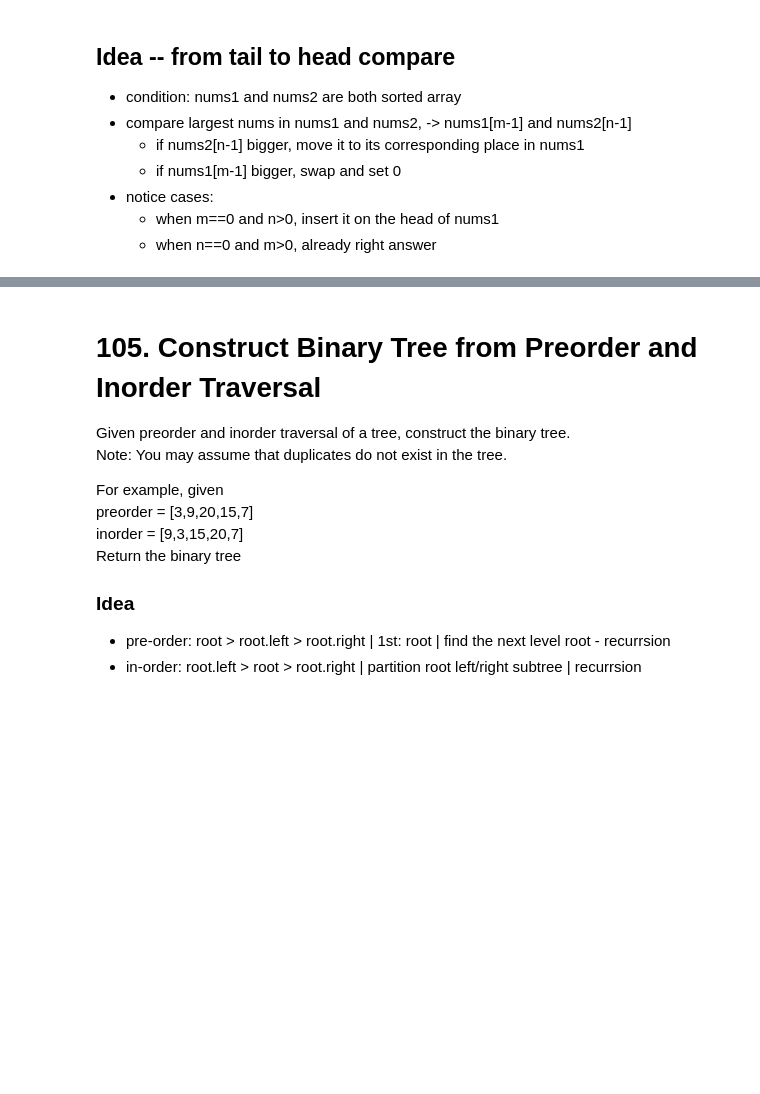
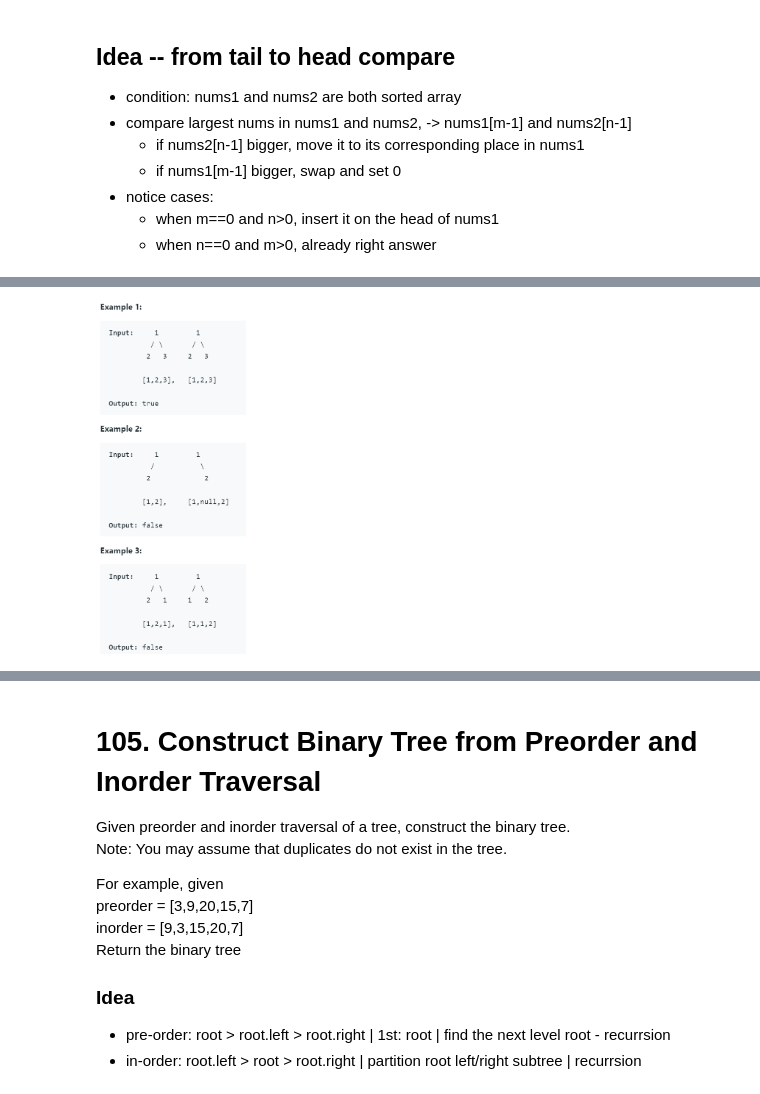
Before and after one commit to JiajingZhao/Leetcode-Challenge, a Jupyter notebook: Leetcode Overall Problems Solving.ipynb, the cells around one changed output, grey strips where cells are left out. Cells and saved outputs as stored; diff of their text form; code cells hidden in the pictures; blank space fills up the shorter version.

```diff
--- a/Leetcode Overall Problems Solving.ipynb
+++ b/Leetcode Overall Problems Solving.ipynb
@@ -1560,0 +1573,5 @@ def merge(nums1, m: int, nums2, n: int) -> None:
+# %%
+from IPython.display import Image
+Image(filename = '100.jpg', width=150, height=50)
+# %% [output]
+[figure, added]
```
Also changed, not shown: parts of 6 cells of this notebook, 1 other file.
